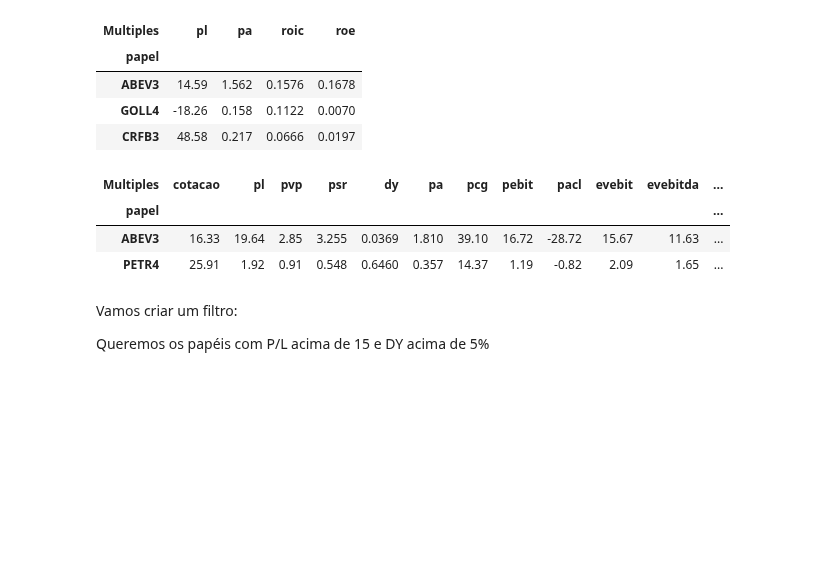
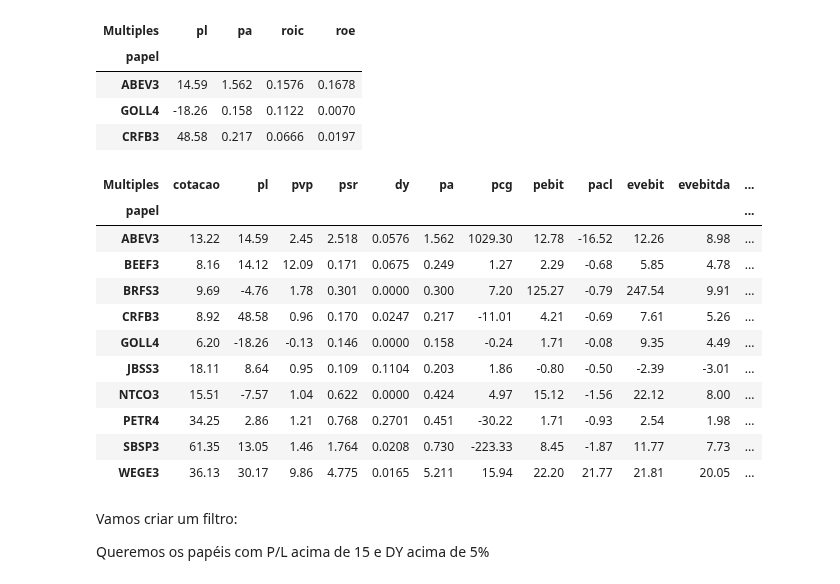
Before and after one commit to facklen/python_para_investimentos, a Jupyter notebook: Biblioteca_Fundamentus.ipynb, the cells around one changed output. Cells and saved outputs as stored; diff of their text form; code cells hidden in the pictures; blank space fills up the shorter version.

```diff
--- a/Biblioteca_Fundamentus.ipynb
+++ b/Biblioteca_Fundamentus.ipynb
@@ -42,10 +42,18 @@ setor = ['ABEV3', 'PETR4']
 # %%
-df.query('index in @setor')
+df.query('index in @setor_A')
 # %% [output]
 | Multiples | cotacao | pl | pvp | psr | dy | pa | pcg | pebit | pacl | evebit | evebitda | ... |
 | papel |  |  |  |  |  |  |  |  |  |  |  | ... |
-| ABEV3 | 16.33 | 19.64 | 2.85 | 3.255 | 0.0369 | 1.810 | 39.10 | 16.72 | -28.72 | 15.67 | 11.63 | ... |
-| PETR4 | 25.91 | 1.92 | 0.91 | 0.548 | 0.6460 | 0.357 | 14.37 | 1.19 | -0.82 | 2.09 | 1.65 | ... |
+| ABEV3 | 13.22 | 14.59 | 2.45 | 2.518 | 0.0576 | 1.562 | 1029.30 | 12.78 | -16.52 | 12.26 | 8.98 | ... |
+| BEEF3 | 8.16 | 14.12 | 12.09 | 0.171 | 0.0675 | 0.249 | 1.27 | 2.29 | -0.68 | 5.85 | 4.78 | ... |
+| BRFS3 | 9.69 | -4.76 | 1.78 | 0.301 | 0.0000 | 0.300 | 7.20 | 125.27 | -0.79 | 247.54 | 9.91 | ... |
+| CRFB3 | 8.92 | 48.58 | 0.96 | 0.170 | 0.0247 | 0.217 | -11.01 | 4.21 | -0.69 | 7.61 | 5.26 | ... |
+| GOLL4 | 6.20 | -18.26 | -0.13 | 0.146 | 0.0000 | 0.158 | -0.24 | 1.71 | -0.08 | 9.35 | 4.49 | ... |
+| JBSS3 | 18.11 | 8.64 | 0.95 | 0.109 | 0.1104 | 0.203 | 1.86 | -0.80 | -0.50 | -2.39 | -3.01 | ... |
+| NTCO3 | 15.51 | -7.57 | 1.04 | 0.622 | 0.0000 | 0.424 | 4.97 | 15.12 | -1.56 | 22.12 | 8.00 | ... |
+| PETR4 | 34.25 | 2.86 | 1.21 | 0.768 | 0.2701 | 0.451 | -30.22 | 1.71 | -0.93 | 2.54 | 1.98 | ... |
+| SBSP3 | 61.35 | 13.05 | 1.46 | 1.764 | 0.0208 | 0.730 | -223.33 | 8.45 | -1.87 | 11.77 | 7.73 | ... |
+| WEGE3 | 36.13 | 30.17 | 9.86 | 4.775 | 0.0165 | 5.211 | 15.94 | 22.20 | 21.77 | 21.81 | 20.05 | ... |
 # %% [markdown]
 Vamos criar um filtro:
 
```
Also changed, not shown: parts of 9 cells of this notebook.
